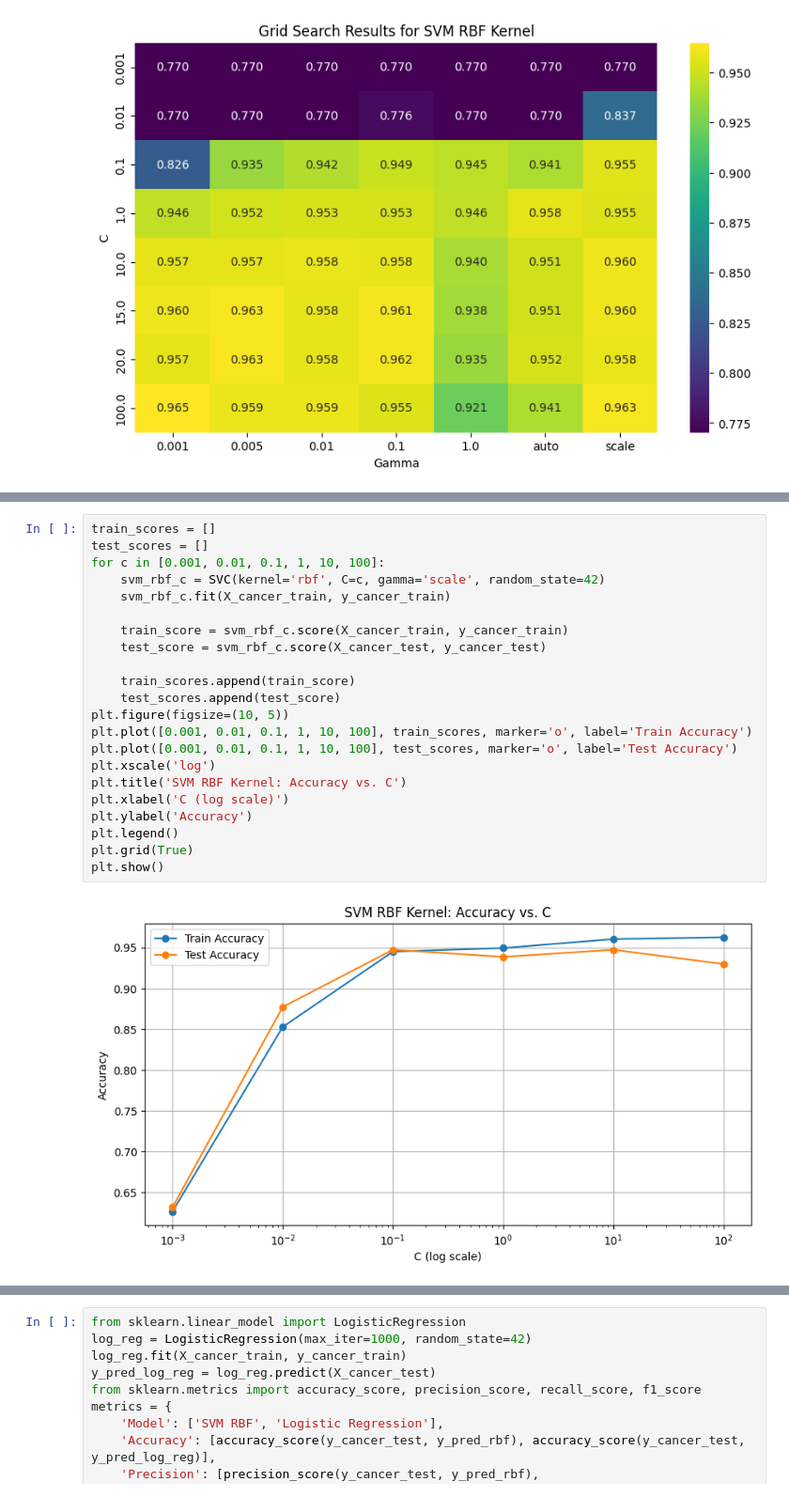
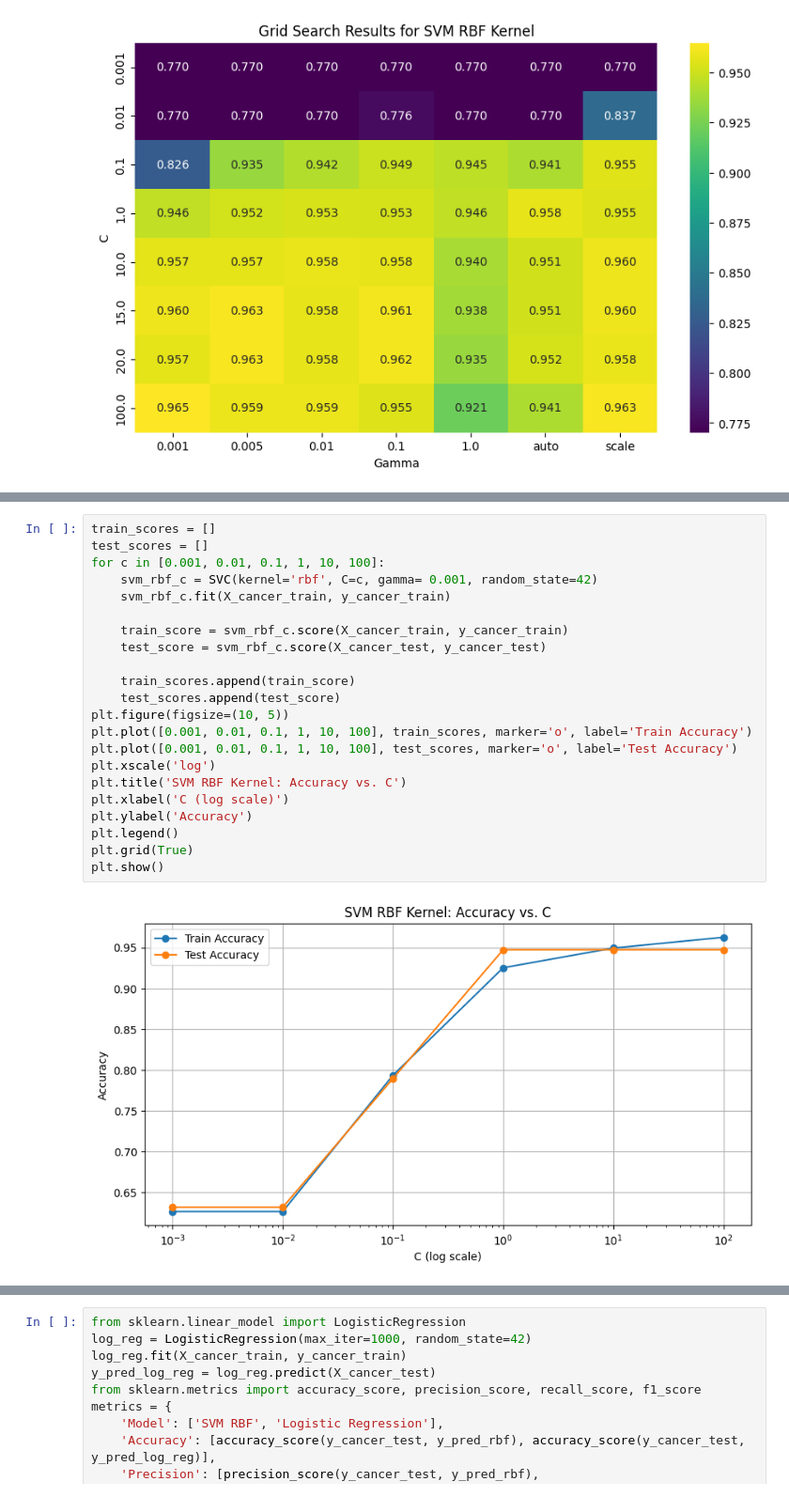
Before and after one commit to animittt/machine-learning-assignments, a Jupyter notebook: Assignment3-2025/am225pt_A3.ipynb, the cells around one changed output, grey strips where cells are left out. Shown at 94% size. Cells and saved outputs as stored; diff of their text form.

```diff
--- a/Assignment3-2025/am225pt_A3.ipynb
+++ b/Assignment3-2025/am225pt_A3.ipynb
@@ -481,27 +560,27 @@ Plot the training and test scores vs. C (line plot).
 # %%
 train_scores = []
 test_scores = []
 for c in [0.001, 0.01, 0.1, 1, 10, 100]:
-    svm_rbf_c = SVC(kernel='rbf', C=c, gamma='scale', random_state=42)
+    svm_rbf_c = SVC(kernel='rbf', C=c, gamma= 0.001, random_state=42)
     svm_rbf_c.fit(X_cancer_train, y_cancer_train)
 
     train_score = svm_rbf_c.score(X_cancer_train, y_cancer_train)
     test_score = svm_rbf_c.score(X_cancer_test, y_cancer_test)
 
     train_scores.append(train_score)
     test_scores.append(test_score)
 plt.figure(figsize=(10, 5))
 plt.plot([0.001, 0.01, 0.1, 1, 10, 100], train_scores, marker='o', label='Train Accuracy')
 plt.plot([0.001, 0.01, 0.1, 1, 10, 100], test_scores, marker='o', label='Test Accuracy')
 plt.xscale('log')
 plt.title('SVM RBF Kernel: Accuracy vs. C')
 plt.xlabel('C (log scale)')
 plt.ylabel('Accuracy')
 plt.legend()
 plt.grid(True)
 plt.show()
 # %% [output]
-[figure, old version]
+[figure, new version]
 # %% [markdown]
 ### Task 5 (non-mandatory): Compare SVM with Logistic Regression
 
```
Also changed, not shown: parts of 28 cells of this notebook.
